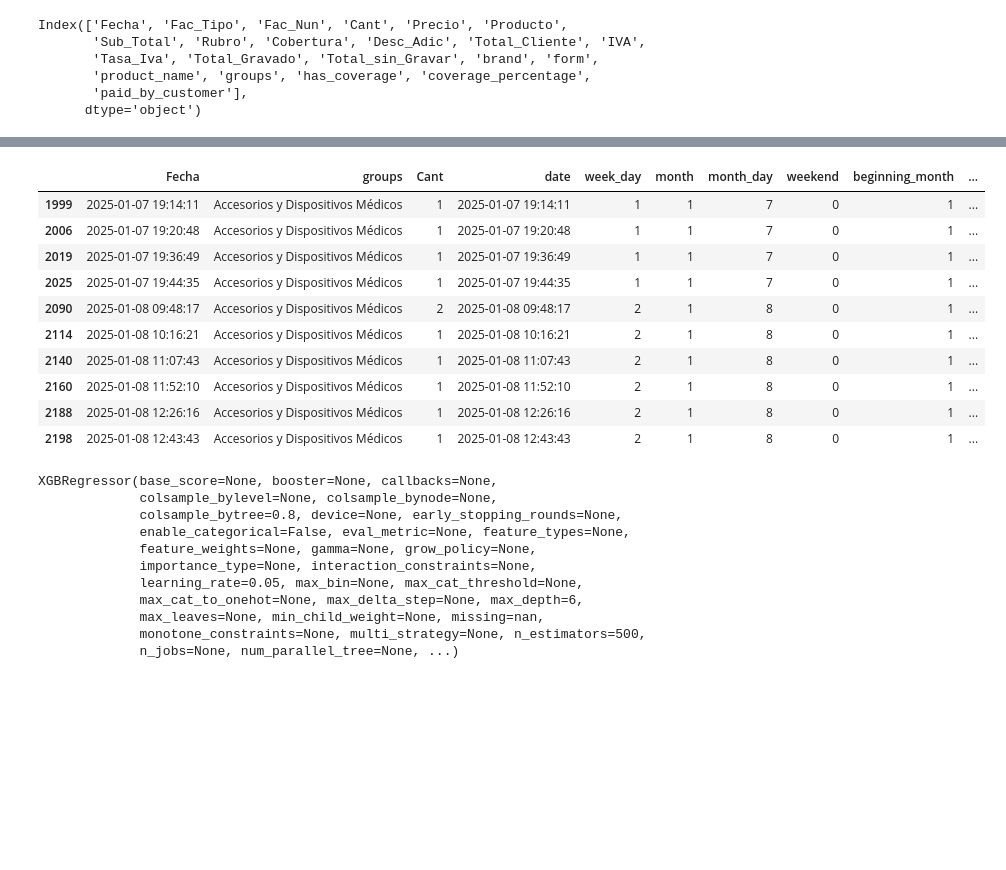
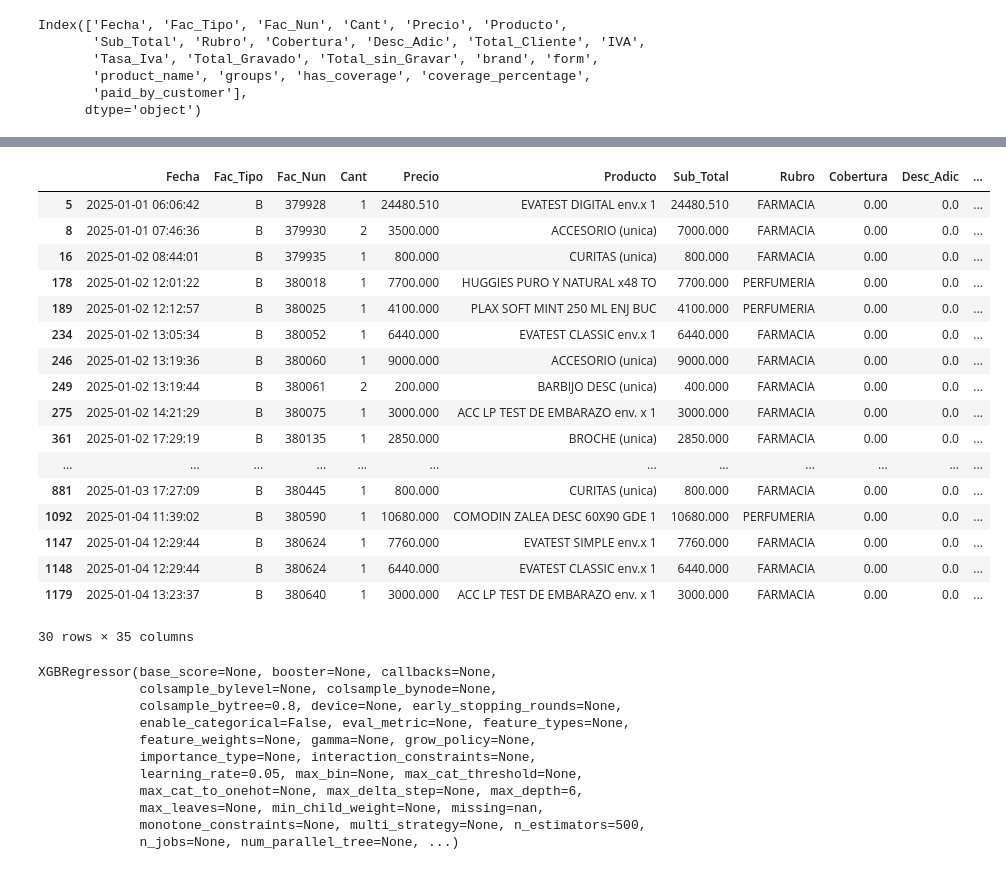
Before and after one commit to 4GeeksAcademy/sp-ml-20-final-project-g2, a Jupyter notebook: src/eda-ineta.ipynb, the cells around one changed output, grey strips where cells are left out. Saved outputs shown, nothing was run; the diff lists cells and outputs as text; code cells hidden in the pictures; blank space fills up the shorter version.

```diff
--- a/src/eda-ineta.ipynb
+++ b/src/eda-ineta.ipynb
@@ -1013,3 +1027,5 @@ Name: count, Length: 15236, dtype: int64
+# %%
+df_group = df.copy()
 # %%
 df_group['groups_encoded'] = df_group['groups'].astype('category').cat.codes
 # %%
@@ -1034,19 +1050,26 @@ for lag in [1, 7, 14, 30]:
 df_group['rolling_7'] = df_group.groupby('groups')['Cant'].transform(lambda x: x.rolling(7).mean())
 df_group['rolling_30'] = df_group.groupby('groups')['Cant'].transform(lambda x: x.rolling(30).mean())
 # %%
-df_group.head(10)
+df_group.head(30)
 # %% [output]
-|  | Fecha | groups | Cant | date | week_day | month | month_day | weekend | beginning_month | ... |
-| 1999 | 2025-01-07 19:14:11 | Accesorios y Dispositivos Médicos | 1 | 2025-01-07 19:14:11 | 1 | 1 | 7 | 0 | 1 | ... |
-| 2006 | 2025-01-07 19:20:48 | Accesorios y Dispositivos Médicos | 1 | 2025-01-07 19:20:48 | 1 | 1 | 7 | 0 | 1 | ... |
-| 2019 | 2025-01-07 19:36:49 | Accesorios y Dispositivos Médicos | 1 | 2025-01-07 19:36:49 | 1 | 1 | 7 | 0 | 1 | ... |
-| 2025 | 2025-01-07 19:44:35 | Accesorios y Dispositivos Médicos | 1 | 2025-01-07 19:44:35 | 1 | 1 | 7 | 0 | 1 | ... |
-| 2090 | 2025-01-08 09:48:17 | Accesorios y Dispositivos Médicos | 2 | 2025-01-08 09:48:17 | 2 | 1 | 8 | 0 | 1 | ... |
-| 2114 | 2025-01-08 10:16:21 | Accesorios y Dispositivos Médicos | 1 | 2025-01-08 10:16:21 | 2 | 1 | 8 | 0 | 1 | ... |
-| 2140 | 2025-01-08 11:07:43 | Accesorios y Dispositivos Médicos | 1 | 2025-01-08 11:07:43 | 2 | 1 | 8 | 0 | 1 | ... |
-| 2160 | 2025-01-08 11:52:10 | Accesorios y Dispositivos Médicos | 1 | 2025-01-08 11:52:10 | 2 | 1 | 8 | 0 | 1 | ... |
-| 2188 | 2025-01-08 12:26:16 | Accesorios y Dispositivos Médicos | 1 | 2025-01-08 12:26:16 | 2 | 1 | 8 | 0 | 1 | ... |
-| 2198 | 2025-01-08 12:43:43 | Accesorios y Dispositivos Médicos | 1 | 2025-01-08 12:43:43 | 2 | 1 | 8 | 0 | 1 | ... |
+|  | Fecha | Fac_Tipo | Fac_Nun | Cant | Precio | Producto | Sub_Total | Rubro | Cobertura | Desc_Adic | ... |
+| 5 | 2025-01-01 06:06:42 | B | 379928 | 1 | 24480.510 | EVATEST DIGITAL env.x 1 | 24480.510 | FARMACIA | 0.00 | 0.0 | ... |
+| 8 | 2025-01-01 07:46:36 | B | 379930 | 2 | 3500.000 | ACCESORIO (unica) | 7000.000 | FARMACIA | 0.00 | 0.0 | ... |
+| 16 | 2025-01-02 08:44:01 | B | 379935 | 1 | 800.000 | CURITAS (unica) | 800.000 | FARMACIA | 0.00 | 0.0 | ... |
+| 178 | 2025-01-02 12:01:22 | B | 380018 | 1 | 7700.000 | HUGGIES PURO Y NATURAL x48 TO | 7700.000 | PERFUMERIA | 0.00 | 0.0 | ... |
+| 189 | 2025-01-02 12:12:57 | B | 380025 | 1 | 4100.000 | PLAX SOFT MINT 250 ML ENJ BUC | 4100.000 | PERFUMERIA | 0.00 | 0.0 | ... |
+| 234 | 2025-01-02 13:05:34 | B | 380052 | 1 | 6440.000 | EVATEST CLASSIC env.x 1 | 6440.000 | FARMACIA | 0.00 | 0.0 | ... |
+| 246 | 2025-01-02 13:19:36 | B | 380060 | 1 | 9000.000 | ACCESORIO (unica) | 9000.000 | FARMACIA | 0.00 | 0.0 | ... |
+| 249 | 2025-01-02 13:19:44 | B | 380061 | 2 | 200.000 | BARBIJO DESC (unica) | 400.000 | FARMACIA | 0.00 | 0.0 | ... |
+| 275 | 2025-01-02 14:21:29 | B | 380075 | 1 | 3000.000 | ACC LP TEST DE EMBARAZO env. x 1 | 3000.000 | FARMACIA | 0.00 | 0.0 | ... |
+| 361 | 2025-01-02 17:29:19 | B | 380135 | 1 | 2850.000 | BROCHE (unica) | 2850.000 | FARMACIA | 0.00 | 0.0 | ... |
+| ... | ... | ... | ... | ... | ... | ... | ... | ... | ... | ... | ... |
+| 881 | 2025-01-03 17:27:09 | B | 380445 | 1 | 800.000 | CURITAS (unica) | 800.000 | FARMACIA | 0.00 | 0.0 | ... |
+| 1092 | 2025-01-04 11:39:02 | B | 380590 | 1 | 10680.000 | COMODIN ZALEA DESC 60X90 GDE 1 | 10680.000 | PERFUMERIA | 0.00 | 0.0 | ... |
+| 1147 | 2025-01-04 12:29:44 | B | 380624 | 1 | 7760.000 | EVATEST SIMPLE env.x 1 | 7760.000 | FARMACIA | 0.00 | 0.0 | ... |
+| 1148 | 2025-01-04 12:29:44 | B | 380624 | 1 | 6440.000 | EVATEST CLASSIC env.x 1 | 6440.000 | FARMACIA | 0.00 | 0.0 | ... |
+| 1179 | 2025-01-04 13:23:37 | B | 380640 | 1 | 3000.000 | ACC LP TEST DE EMBARAZO env. x 1 | 3000.000 | FARMACIA | 0.00 | 0.0 | ... |
+30 rows × 35 columns
 # %%
 # To remove NaN
 df_group = df_group.dropna()
```
Also changed, not shown: parts of 8 cells of this notebook.
